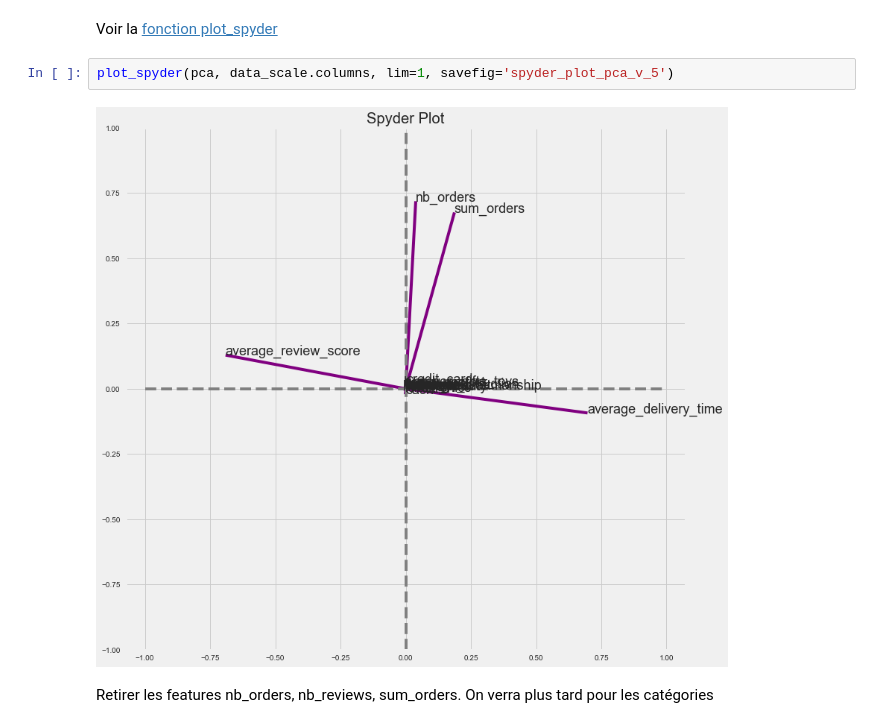
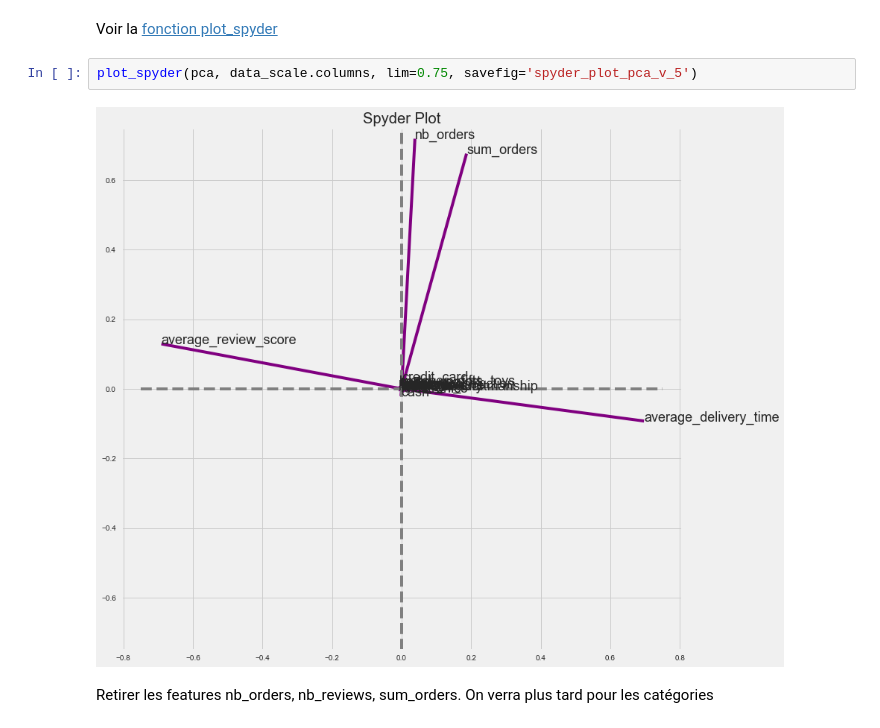
Before and after one commit to khub41/OC_P05, a Jupyter notebook: modelisation.ipynb, the cells around one changed output. Drawn from its saved outputs; the diff is of its cells as text.

```diff
--- a/modelisation.ipynb
+++ b/modelisation.ipynb
@@ -363,9 +364,9 @@ scree_plot(data_scale, savefig='scree_plot_v5')
 # %% [markdown]
 Voir la [fonction plot_spyder](#plot_spyder)
 # %%
-plot_spyder(pca, data_scale.columns, lim=1, savefig='spyder_plot_pca_v_5')
+plot_spyder(pca, data_scale.columns, lim=0.75, savefig='spyder_plot_pca_v_5')
 # %% [output]
-[figure, old version]
+[figure, new version]
 # %% [markdown]
 Retirer les features nb_orders, nb_reviews, sum_orders. On verra plus tard pour les catégories
 # %%
```
Also changed, not shown: parts of 50 cells of this notebook, 1 other file.
